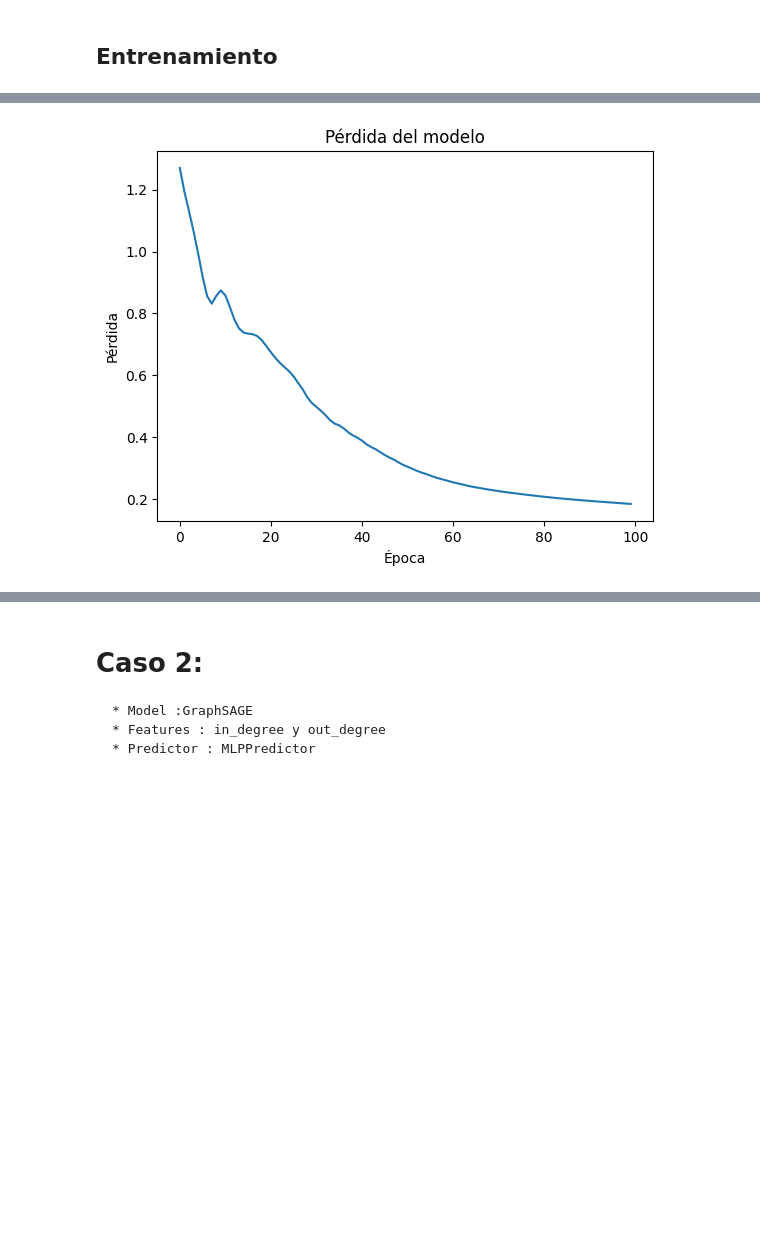
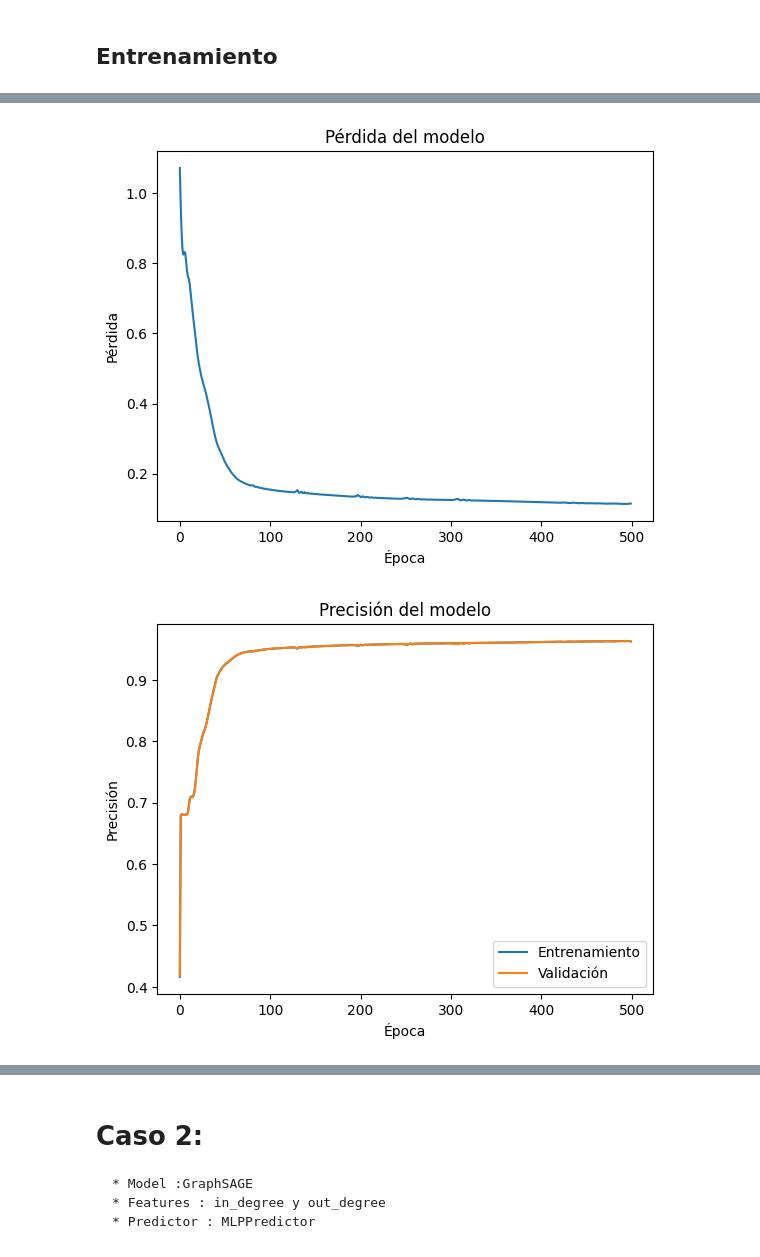
Before and after one commit to valesteban/TESIS, a Jupyter notebook: trainingMultiClass.ipynb, the cells around one changed output, grey strips where cells are left out. Cells and saved outputs as stored; diff of their text form; code cells hidden in the pictures; blank space fills up the shorter version.

```diff
--- a/trainingMultiClass.ipynb
+++ b/trainingMultiClass.ipynb
@@ -53,7 +53,10 @@ optimizer = torch.optim.Adam(itertools.chain(model.parameters(), pred.parameters
 # Lista para almacenar los valores de pérdida
 loss_values = []
 
-for e in range(100):
+acc_val = []
+acc_train = []
+
+for e in range(500):
   # forward
   h = model(gnn.dgl_graph, gnn.dgl_graph.ndata['feat'])
   logits =  pred(gnn.dgl_graph, h)
@@ -65,25 +68,41 @@ for e in range(100):
   # Almacenar el valor de pérdida
   loss_values.append(loss.item())
 
+  # Calcular la precisión en el conjunto de entrenamiento
+  train_acc = (scores[train_mask] == labels[train_mask]).float().mean().item()
+
+  # Calcular la precisión en el conjunto de validación
+  val_acc = (scores[gnn.val_mask] == labels[gnn.val_mask]).float().mean().item()
+
+  # Guardar los valores de precisión
+  acc_train.append(train_acc)
+  acc_val.append(val_acc)
+
   # backward
   optimizer.zero_grad()
   loss.backward()
   optimizer.step()
 
   if e % 10 == 0:
-    print('In epoch {}, loss: {}'.format(e, loss))
-    # scores_numpy = numpyscores.numpy()
+    print('In epoch {}, loss: {}, train acc: {}, val acc: {}'.format(e, loss,train_acc,val_acc))
 
-# #     # print(f'AUC {roc_auc_score(labels.detach().numpy(), scores.detach().numpy())}') #NO PODER DETACH!!!!!!!!!!!!!!
-# # # print(f'AUC {roc_auc_score(labels.detach().numpy(), scores.detach().numpy())}')
-
-
-
+# Graficar Perdida
 plt.plot(loss_values)
 plt.title('Pérdida del modelo')
 plt.ylabel('Pérdida')
 plt.xlabel('Época')
 plt.show()
+
+
+# Graficar la precisión en el conjunto de entrenamiento y validación
+plt.figure()
+plt.plot(acc_train, label='Entrenamiento')
+plt.plot(acc_val, label='Validación')
+plt.title('Precisión del modelo')
+plt.ylabel('Precisión')
+plt.xlabel('Época')
+plt.legend()
+plt.show()
 # %% [output]
 Done saving data into cached files.
 None
@@ -100,4 +124,5 @@ In epoch 90, loss: 0.19418510794639587
-[figure, old version]
+[figure, new version]
+[figure, added]
 # %%
 from utils import cal_acc_pres_f1
 true_labels = gnn.dgl_graph.edata["Relationship"][test_mak]
```
Also changed, not shown: parts of 2 cells of this notebook, 2 other files.
